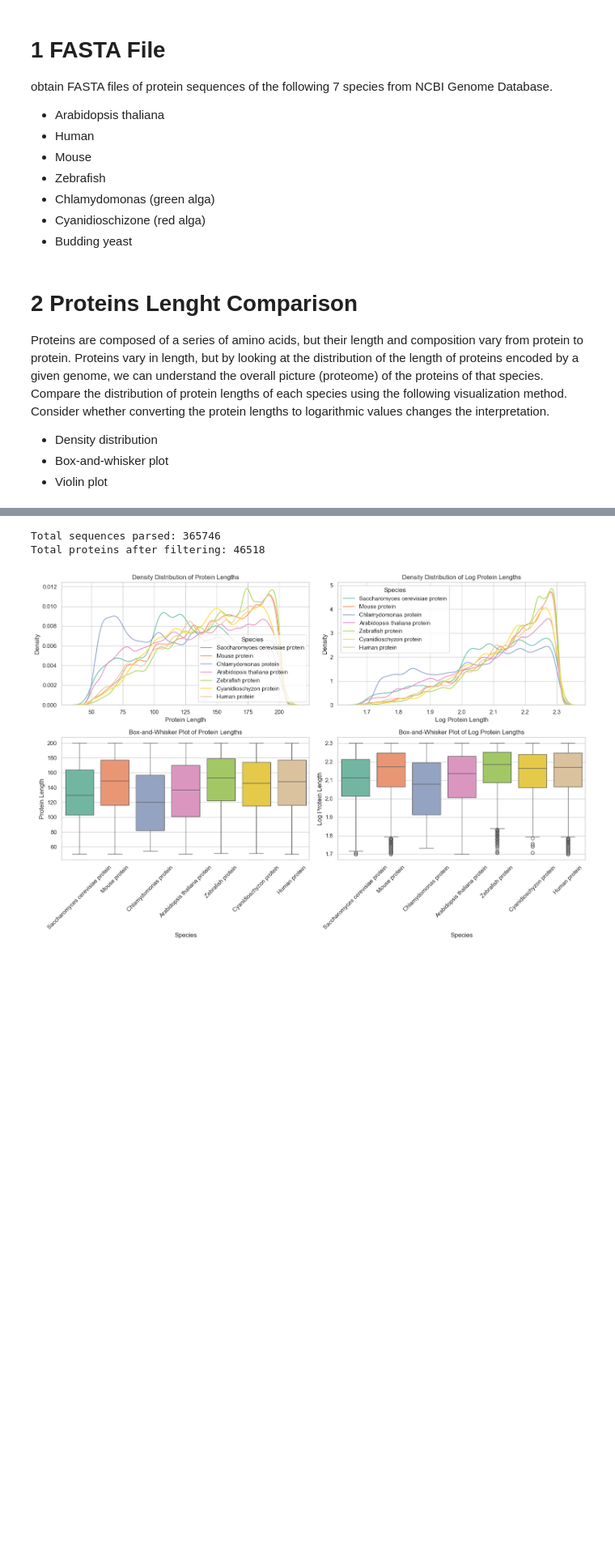
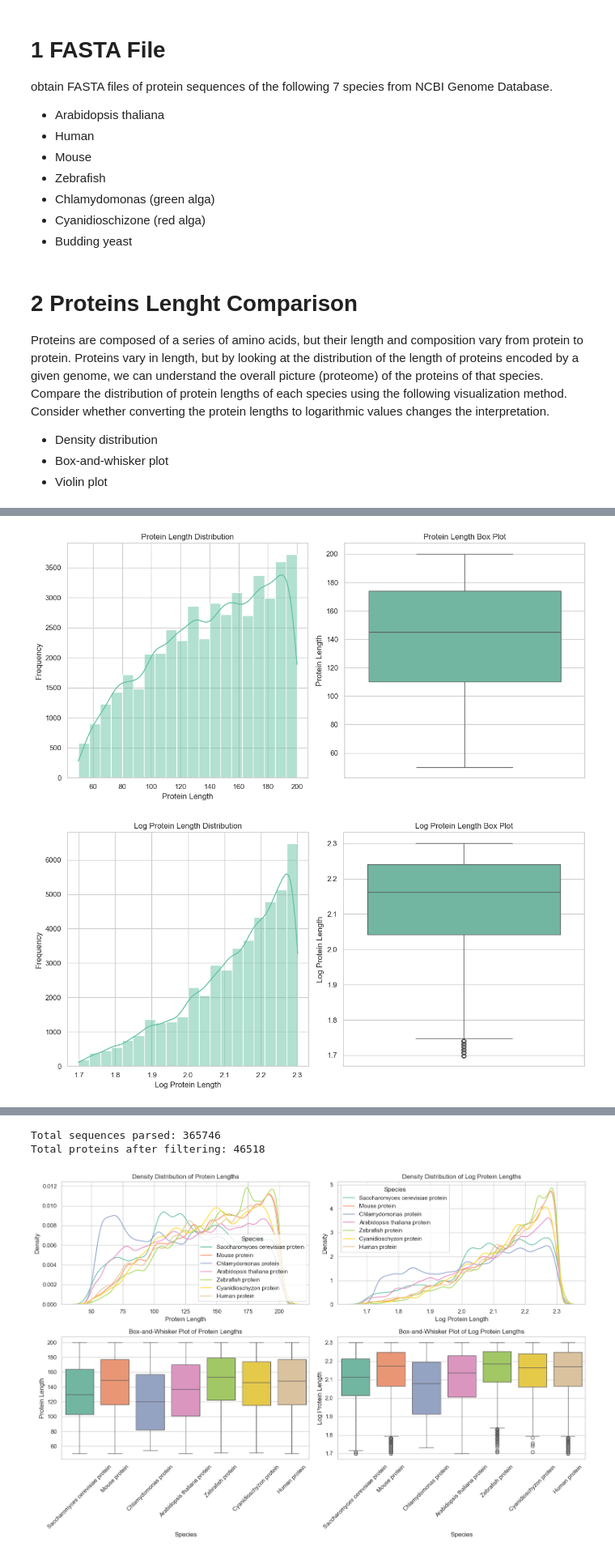
Before and after one commit to jarondlk/info-bio-exercise, a Jupyter notebook: task_1.ipynb, the cells around one changed output, grey strips where cells are left out. Shown at 81% size. Saved outputs shown, nothing was run; the diff lists cells and outputs as text; code cells hidden in the pictures; blank space fills up the shorter version.

```diff
--- a/task_1.ipynb
+++ b/task_1.ipynb
@@ -124,3 +125,80 @@ Total proteins after filtering: 46518
 | 3 | NP_001018032.1 uncharacterized pr... | Saccharomyces cerevisiae protein | MTVLIKLGLRILHVYKGFFRKVILKYFFFSSEH... | 52 | 1.716003 |
 | 4 | NP_001018033.3 uncharacterized pr... | Saccharomyces cerevisiae protein | MSGYFNHLSSNAHFANIQADQGFIGDATGTSSD... | 92 | 1.963788 |
 | 5 | NP_001027023.1 Nag1p [Saccharomyc... | Saccharomyces cerevisiae protein | MNSAGRVHRSRAGSRGHAAISPLTMASFSVARG... | 163 | 2.212188 |
+# %%
+def calculate_statistics(df):
+    """
+    Calculate and display summary statistics for 'Protein Length' and 'Log Protein Length'.
+    """
+    # Calculate mean, median, standard deviation, etc.
+    stats = {
+        'Metric': ['Mean', 'Median', 'Standard Deviation', 'Min', 'Max', '25th Percentile', '75th Percentile'],
+        'Protein Length': [
+            df['Protein Length'].mean(),
+            df['Protein Length'].median(),
+            df['Protein Length'].std(),
+            df['Protein Length'].min(),
+            df['Protein Length'].max(),
+            df['Protein Length'].quantile(0.25),
+            df['Protein Length'].quantile(0.75)
+        ],
+        'Log Protein Length': [
+            df['Log Protein Length'].mean(),
+            df['Log Protein Length'].median(),
+            df['Log Protein Length'].std(),
+            df['Log Protein Length'].min(),
+            df['Log Protein Length'].max(),
+            df['Log Protein Length'].quantile(0.25),
+            df['Log Protein Length'].quantile(0.75)
+        ]
+    }
+
+    # Create a DataFrame for better visualization
+    stats_df = pd.DataFrame(stats)
+
+    # Display the statistics
+    print(stats_df)
+    return stats_df
+
+def visualize_distributions(df):
+    """
+    Visualize distributions of 'Protein Length' and 'Log Protein Length' using histograms and box plots.
+    """
+    plt.figure(figsize=(12, 6))
+
+    # Histogram and Boxplot for Protein Length
+    plt.subplot(1, 2, 1)
+    sns.histplot(df['Protein Length'], kde=True, bins=20)
+    plt.title('Protein Length Distribution')
+    plt.xlabel('Protein Length')
+    plt.ylabel('Frequency')
+
+    plt.subplot(1, 2, 2)
+    sns.boxplot(y=df['Protein Length'])
+    plt.title('Protein Length Box Plot')
+
+    plt.tight_layout()
+    plt.show()
+
+    # Histogram and Boxplot for Log Protein Length
+    plt.figure(figsize=(12, 6))
+
+    plt.subplot(1, 2, 1)
+    sns.histplot(df['Log Protein Length'], kde=True, bins=20)
+    plt.title('Log Protein Length Distribution')
+    plt.xlabel('Log Protein Length')
+    plt.ylabel('Frequency')
+
+    plt.subplot(1, 2, 2)
+    sns.boxplot(y=df['Log Protein Length'])
+    plt.title('Log Protein Length Box Plot')
+
+    plt.tight_layout()
+    plt.show()
+
+# Calculate and display statistics
+stats_df = calculate_statistics(df)
+
+# Visualize distributions
+visualize_distributions(df)
+# %% [output]
@@ -126,0 +213,2 @@ Total proteins after filtering: 46518
+[figure, added]
+[figure, added]
```
Also changed, not shown: parts of 6 cells of this notebook, 1 other file.
